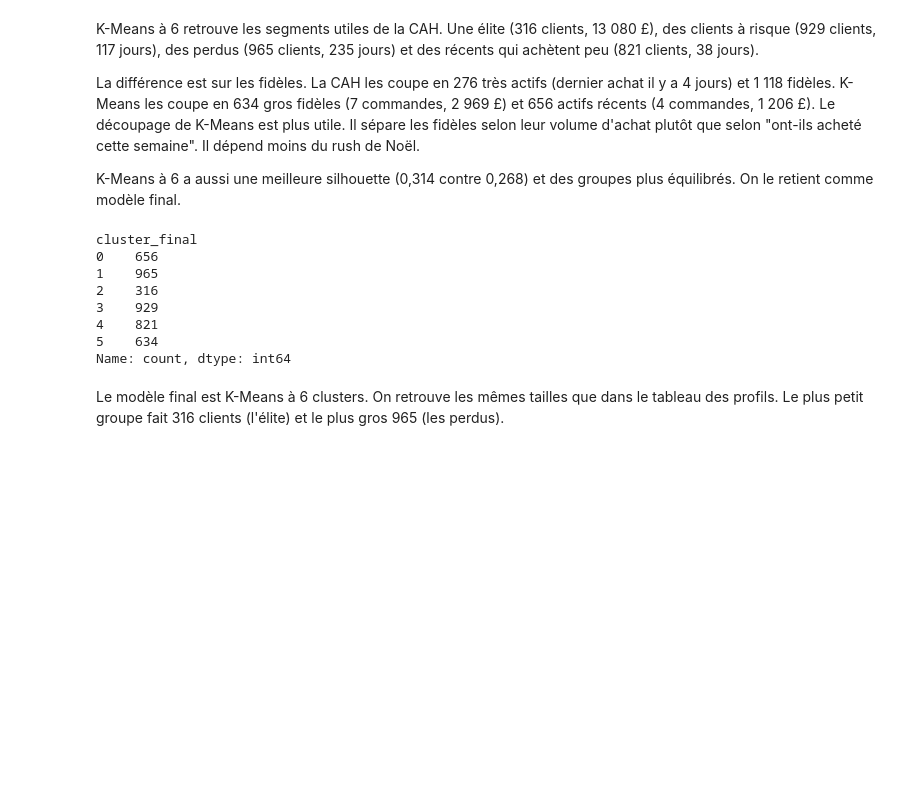
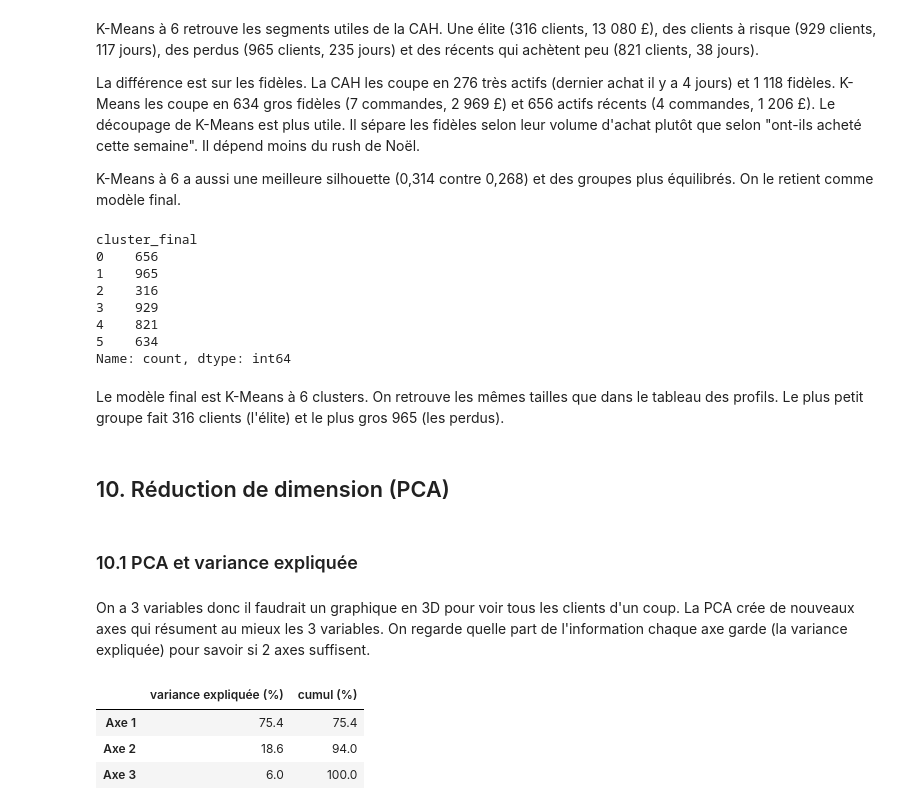
Before and after one commit to Zohair69/globalshop-rfm, a Jupyter notebook: notebooks/online_retail_clustering_rfm.ipynb, the cells around one changed output. Drawn from its saved outputs; the diff is of its cells as text; code cells hidden in the pictures; blank space fills up the shorter version.

Commit message:
PCA : variance expliquée, lecture des axes et visualisation des clusters

```diff
--- a/notebooks/online_retail_clustering_rfm.ipynb
+++ b/notebooks/online_retail_clustering_rfm.ipynb
@@ -1692,3 +1692,26 @@ cluster_final
 Name: count, dtype: int64
 # %% [markdown]
 Le modèle final est K-Means à 6 clusters. On retrouve les mêmes tailles que dans le tableau des profils. Le plus petit groupe fait 316 clients (l'élite) et le plus gros 965 (les perdus).
+# %% [markdown]
+## 10. Réduction de dimension (PCA)
+# %% [markdown]
+### 10.1 PCA et variance expliquée
+# %% [markdown]
+On a 3 variables donc il faudrait un graphique en 3D pour voir tous les clients d'un coup. La PCA crée de nouveaux axes qui résument au mieux les 3 variables. On regarde quelle part de l'information chaque axe garde (la variance expliquée) pour savoir si 2 axes suffisent.
+# %%
+# PCA sur les 3 variables standardisées : part de l'information gardée par chaque axe
+from sklearn.decomposition import PCA
+
+pca_complete = PCA(n_components=3)
+pca_complete.fit(rfm_scaled)
+
+variance = pd.DataFrame({
+    "variance expliquée (%)": (pca_complete.explained_variance_ratio_ * 100).round(1),
+    "cumul (%)": (pca_complete.explained_variance_ratio_.cumsum() * 100).round(1)
+}, index=["Axe 1", "Axe 2", "Axe 3"])
+variance
+# %% [output]
+|  | variance expliquée (%) | cumul (%) |
+| Axe 1 | 75.4 | 75.4 |
+| Axe 2 | 18.6 | 94.0 |
+| Axe 3 | 6.0 | 100.0 |
```
Also changed, not shown: parts of 8 cells of this notebook.
